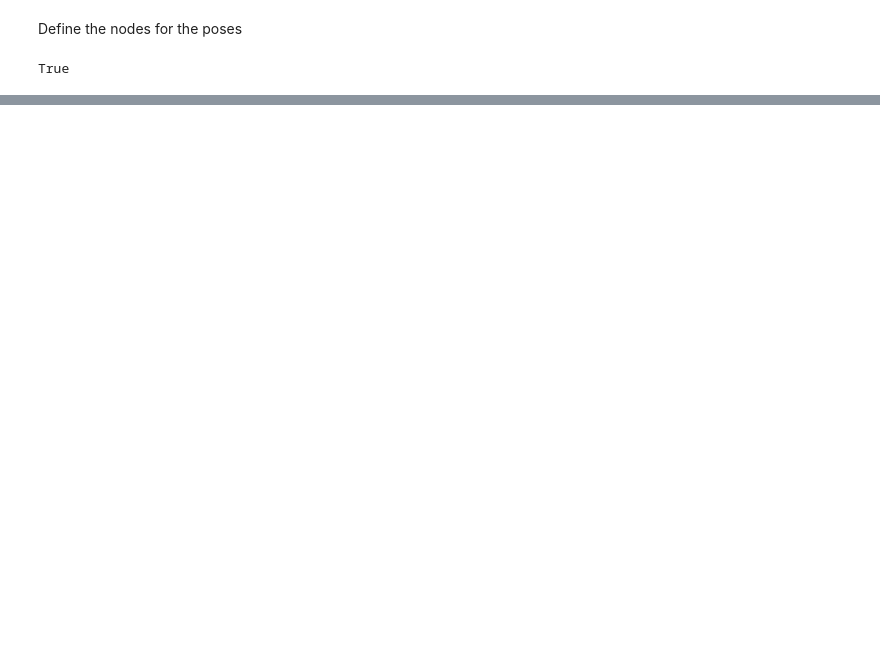
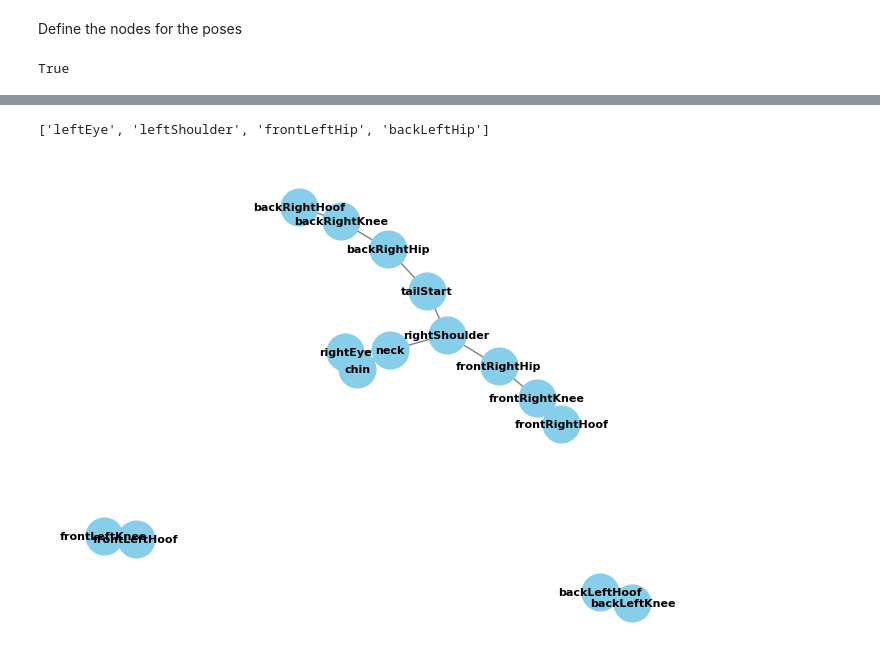
Before and after one commit to kaburia/animal-poses4population, a Jupyter notebook: graph_embeddings.ipynb, the cells around one changed output, grey strips where cells are left out. Saved outputs shown, nothing was run; the diff lists cells and outputs as text; code cells hidden in the pictures; blank space fills up the shorter version.

```diff
--- a/graph_embeddings.ipynb
+++ b/graph_embeddings.ipynb
@@ -45,0 +92,19 @@ Define rules to connect the nodes
+# %%
+print(f'File shape: {random_load.shape}') # the shape indicating the number of frames
+
+first_frame = random_load[0][0][0] # the first frame of the first landmark
+# get the positions and if present
+positions = first_frame['positions'][0]
+
+present = first_frame['present'][0]
+print(f'Positions shape: {positions.shape}') # the x,y coordinates for the first frame
+print(f'Present shape: {present.shape}')
+
+# normalize the positions to be between 0 and 1
+scaler = MinMaxScaler()
+positions = scaler.fit_transform(positions)
+positions = [np.linalg.norm([x, y]) for x, y in positions]
+
+# create a graph if the points are present
+print(dict(zip(points, present)))
+print(dict(zip(points, positions)))
@@ -45,0 +117,24 @@ Define rules to connect the nodes
+# %%
+# absent_nodes
+absent_nodes = [key for key, val  in dict(zip(points, present)).items() if val == 0]
+print(absent_nodes)
+
+# initialize graph
+G = nx.Graph()
+
+# add nodes and weighted edges
+for node, neighbors in graph.items():
+    for neighbor in neighbors:
+        if neighbor not in absent_nodes and node not in absent_nodes:
+            # get the weights
+            weights = dict(zip(points, positions))[neighbor]
+            # add the weighted edges
+            G.add_edge(node, neighbor, weight=weights)
+
+# draw the graph
+# pos = nx.spring_layout(G)
+nx.draw(G,  with_labels=True, font_weight='bold', node_size=700,
+        node_color='skyblue', font_color='black', font_size=8, edge_color='gray')
+# %% [output]
+['leftEye', 'leftShoulder', 'frontLeftHip', 'backLeftHip']
+[figure, added]
```
Also changed, not shown: parts of 14 cells of this notebook, 2 other files.
